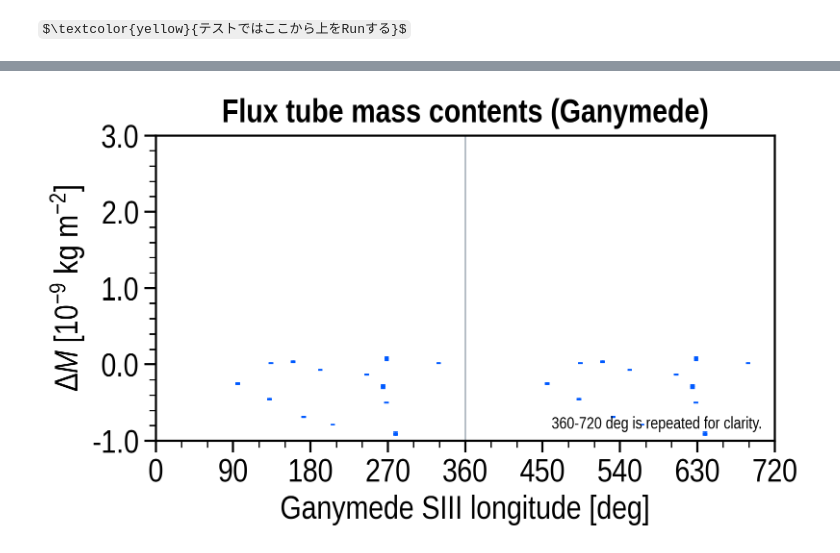
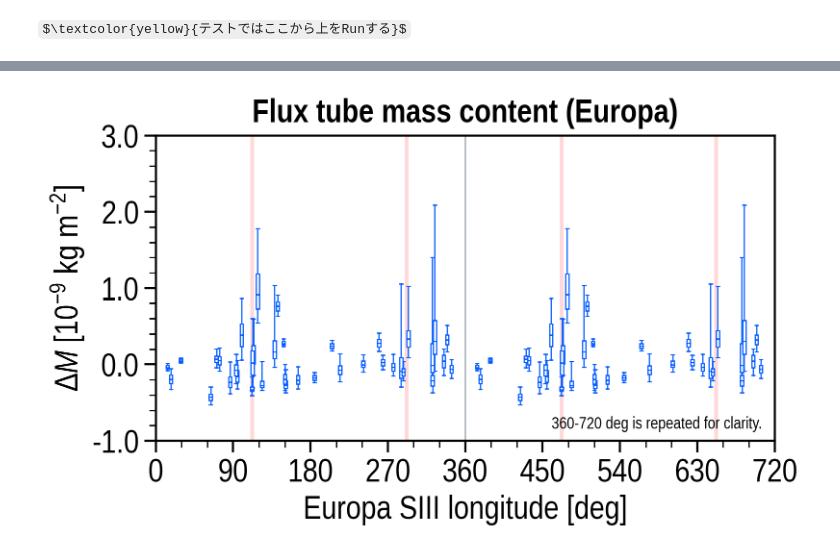
Before and after one commit to ShinnosukeSatoh/Juno_UVS_deimos, a Jupyter notebook: ftmc_lt.ipynb, the cells around one changed output, grey strips where cells are left out. Saved outputs shown, nothing was run; the diff lists cells and outputs as text; code cells hidden in the pictures; some formulas as TeX source.

```diff
--- a/ftmc_lt.ipynb
+++ b/ftmc_lt.ipynb
@@ -28,7 +28,7 @@ Importing Library
 done
 # %%
 exdate = '005/20250923'
-target_moon = 'Ganymede'
+target_moon = 'Europa'
 target_fp = ['MAW', 'TEB']
 
 exnum = ['050', '056']
@@ -1605,15 +1769,28 @@ F.set_yaxis(ax_idx=0,
             ticks=np.arange(-15, 20+1, 5),
             ticklabels=np.arange(-15, 20+1, 5),
             minor_num=5)
-F.set_yaxis(ax_idx=0,
-            label=r'$\Delta M$ [10$^{-9}$ kg m$^{-2}$]',
-            min=-1, max=3,
-            ticks=np.arange(-1, 3+1, 1),
-            ticklabels=np.arange(-1, 3+1, 1),
-            minor_num=5)
-F.ax.yaxis.set_major_formatter(FormatStrFormatter('%.1f'))
+
+if target_moon == 'Europa':
+    F.set_yaxis(ax_idx=0,
+                label=r'$\Delta M$ [10$^{-9}$ kg m$^{-2}$]',
+                min=-1, max=3,
+                ticks=np.arange(-1, 3+1, 1),
+                ticklabels=np.arange(-1, 3+1, 1),
+                minor_num=5)
+    F.ax.yaxis.set_major_formatter(FormatStrFormatter('%.1f'))
+elif target_moon == 'Ganymede':
+    F.set_yaxis(ax_idx=0,
+                label=r'$\Delta M$ [10$^{-9}$ kg m$^{-2}$]',
+                min=-0.1, max=0.2,
+                ticks=np.arange(-0.1, 0.2+0.01, 0.05),
+                ticklabels=np.round(np.arange(-0.1, 0.2+0.01, 0.05), 2),
+                minor_num=5)
 
 jj = 0
+median_arr = np.zeros(len(exnum))
+median_error = np.zeros(len(exnum))
+lt_center_arr = np.zeros(len(exnum))
+s3_center_arr = np.zeros(len(exnum))
 median_arr = np.zeros(len(exnum))
 for ii in range(2):
     for i in range(len(exnum)):
@@ -1648,7 +1825,26 @@ for ii in range(2):
         if jj < len(exnum):
             jj += 1
 
+        lt_center_arr[i] = lt_center
+        s3_center_arr[i] = s3_center
         median_arr[i] = medians
+        median_error[i] = q3-q1
+        if q3-q1 == 0.:
+            median_error[i] = 0.001
+
+# 相関係数
+correlation, pvalue = spearmanr(median_arr, s3_center_arr)
+print('Correlation coeff: ', correlation)
+
+# t検定
+n_data = median_arr.size
+t_value = correlation*math.sqrt((n_data-2)/(1-correlation**2))
+print('t value:', t_value)
+print('n_data:', n_data)
+
+# 両側p値
+p_two_sided = 2*t.cdf(t_value, n_data-2)
+print('p value:', p_two_sided)  # 相関係数ここまで
 
 # Dummy
 sc = F.ax.scatter(-5, 1, s=2.5, marker='s',
@@ -1656,6 +1852,11 @@ sc = F.ax.scatter(-5, 1, s=2.5, marker='s',
 
 # SIII=360.0
 F.ax.axvline(x=360.0, color=UC.gray, linewidth=0.75)
+
+# Plasma sheet crossing
+for i in range(4):
+    F.ax.axvline(x=112.0+180.0*i, color=UC.pink,
+                 alpha=0.3, linewidth=2.5, zorder=0.01)
 
 # Repeated for clarity
 F.ax.text(0.98, 0.03,
@@ -1666,7 +1867,7 @@ F.ax.text(0.98, 0.03,
           transform=F.ax.transAxes,
           fontsize=F.fontsize*0.5)
 
-F.ax.set_title(r'Flux tube mass contents ('+target_moon+')',
+F.ax.set_title(r'Flux tube mass content ('+target_moon+')',
                fontsize=F.fontsize, weight='bold')
 
 plt.show()
@@ -1691 +1892 @@ Scale height [RJ]: 4.360776297360307
-[figure, old version]
+[figure, new version]
```
Also changed, not shown: parts of 12 cells of this notebook, 3 other files.
